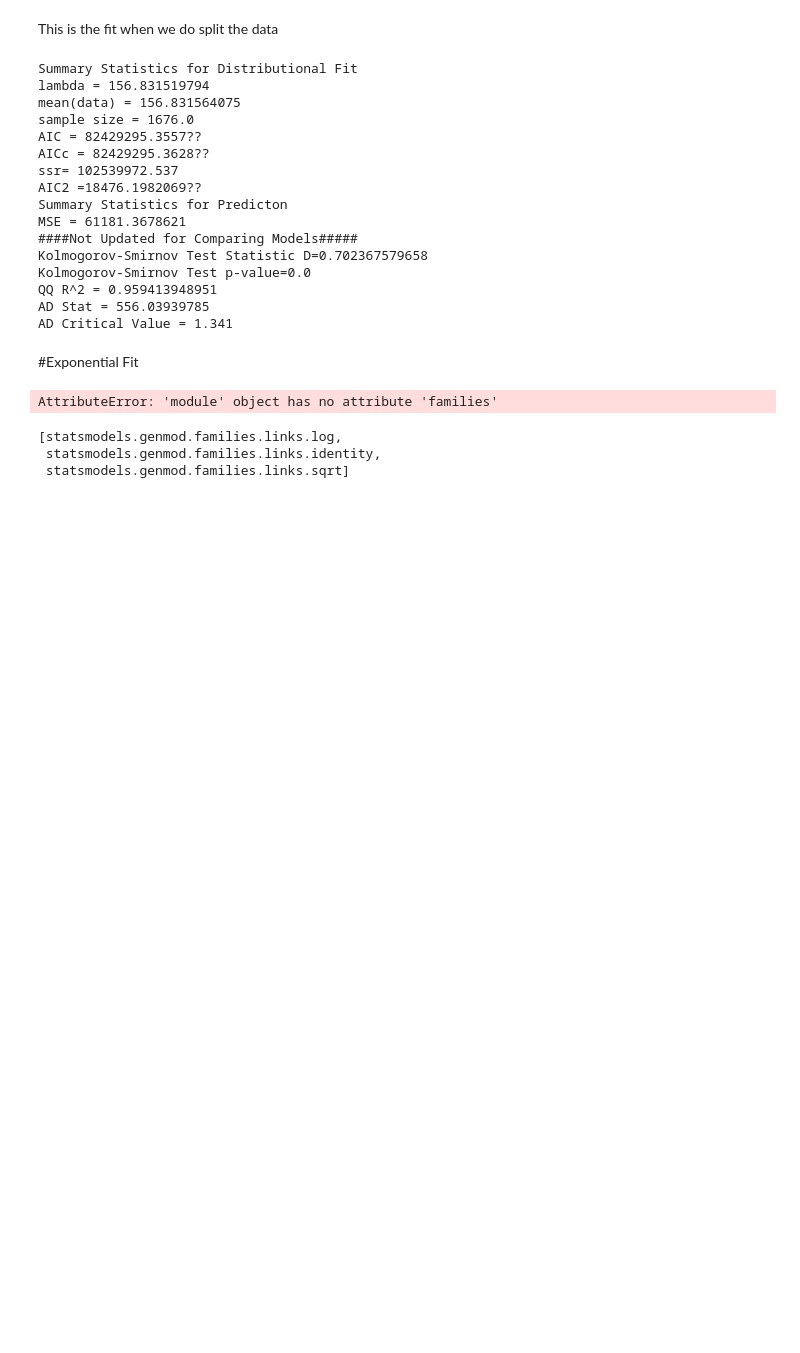
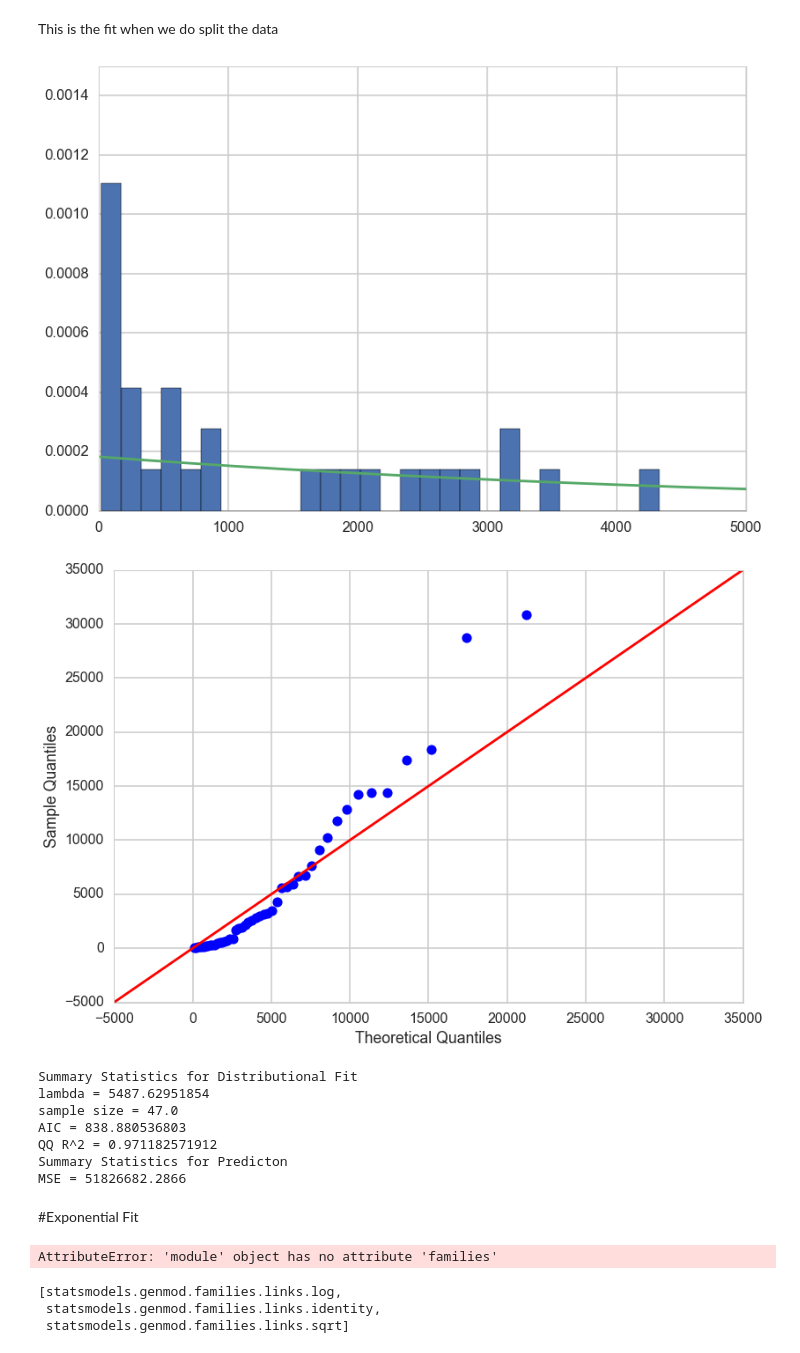
Before and after one commit to tperol/earthquake-clusters, a Jupyter notebook: eric_prefinal.ipynb, the cells around one changed output. Drawn from its saved outputs; the diff is of its cells as text; code cells hidden in the pictures; blank space fills up the shorter version.

```diff
--- a/eric_prefinal.ipynb
+++ b/eric_prefinal.ipynb
@@ -283,24 +266,17 @@ AD Critical Value = 1.341
 # %% [markdown]
 This is the fit when we do split the data
-# %%
-lambd3 = show_expo_fit(eq_df[eq_df.year_float<2010], plot=False, k=2.)
-# %% [output]
-Summary Statistics for Distributional Fit
-lambda = 156.831519794
-mean(data) = 156.831564075
-sample size = 1676.0
-AIC = 82429295.3557??
-AICc = 82429295.3628??
-ssr= 102539972.537
-AIC2 =18476.1982069??
-Summary Statistics for Predicton
-MSE = 61181.3678621
-####Not Updated for Comparing Models#####
-Kolmogorov-Smirnov Test Statistic D=0.702367579658
-Kolmogorov-Smirnov Test p-value=0.0
-QQ R^2 = 0.959413948951
-AD Stat = 556.03939785
-AD Critical Value = 1.341
+# %%
+summary2 = fit_expo(deltas2, plot=True, bins=200, xmax=5000, ymax=0.0015, k=2., force_lambd=None, summary_stats=True)
+# %% [output]
+[figure, added]
+[figure, added]
+Summary Statistics for Distributional Fit
+lambda = 5487.62951854
+sample size = 47.0
+AIC = 838.880536803
+QQ R^2 = 0.971182571912
+Summary Statistics for Predicton
+MSE = 51826682.2866
 # %% [markdown]
 #Exponential Fit
 # %%
```
Also changed, not shown: parts of 6 cells of this notebook.
